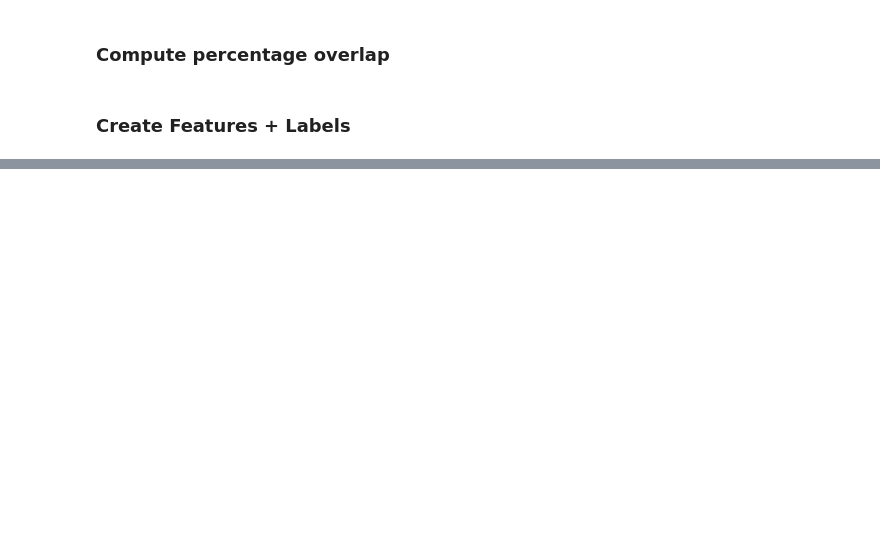
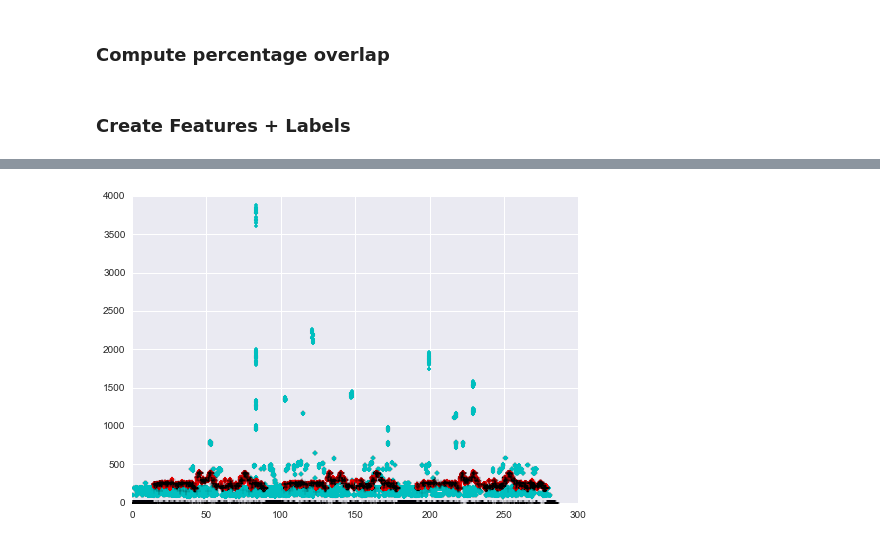
Before and after one commit to rabitt/contour_classification, a Jupyter notebook: contours_to_labels.ipynb, the cells around one changed output, grey strips where cells are left out. Cells and saved outputs as stored; diff of their text form; code cells hidden in the pictures; blank space fills up the shorter version.

```diff
--- a/contours_to_labels.ipynb
+++ b/contours_to_labels.ipynb
@@ -217,4 +99,6 @@ plt.show()
 # %% [markdown]
 ### Compute percentage overlap
+# %%
+feature_data = cc.contour_overlap(contour_data, annot_data)
 # %% [markdown]
 ### Create Features + Labels
@@ -220,0 +147,5 @@ plt.show()
+# %%
+cc.make_coverage_plot(contour_data[feature_data['labels'] == 1], annot_data, \
+                      contour_data[feature_data['labels'] == 0])
+# %% [output]
+[figure, added]
```
Also changed, not shown: parts of 22 cells of this notebook.
